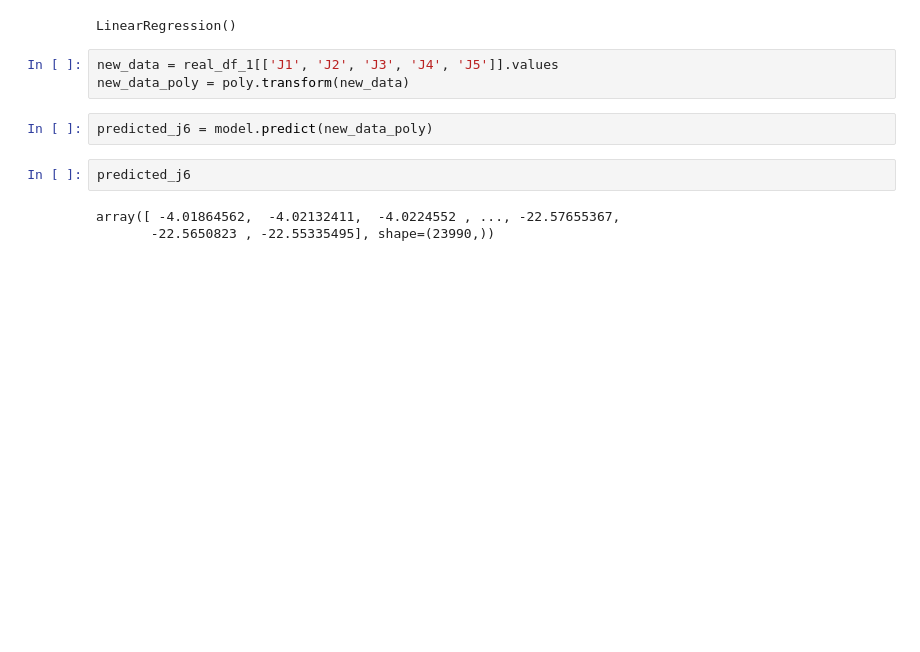
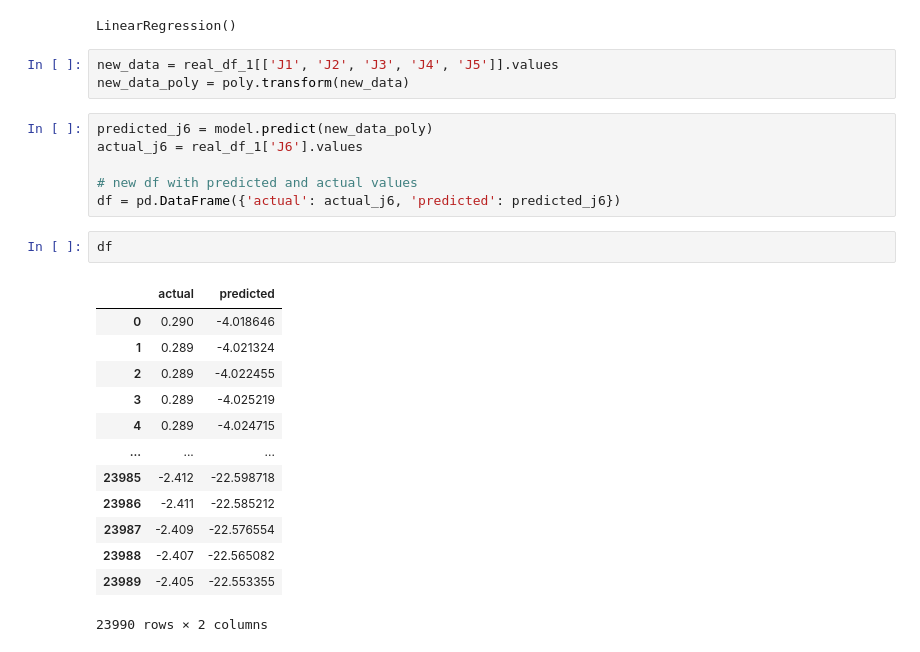
Before and after one commit to NouhailaElmalouli/MaAI_AI_for_Robotic_Fabrication, a Jupyter notebook: src/poly_reg.ipynb, the cells around one changed output. Cells and saved outputs as stored; diff of their text form; blank space fills up the shorter version.

```diff
--- a/src/poly_reg.ipynb
+++ b/src/poly_reg.ipynb
@@ -40,10 +40,25 @@ LinearRegression()
 # %%
 new_data = real_df_1[['J1', 'J2', 'J3', 'J4', 'J5']].values
 new_data_poly = poly.transform(new_data)
-# %%
-predicted_j6 = model.predict(new_data_poly)
-# %%
-predicted_j6
-# %% [output]
-array([ -4.01864562,  -4.02132411,  -4.0224552 , ..., -22.57655367,
-       -22.5650823 , -22.55335495], shape=(23990,))
+# %%
+predicted_j6 = model.predict(new_data_poly)
+actual_j6 = real_df_1['J6'].values
+
+# new df with predicted and actual values
+df = pd.DataFrame({'actual': actual_j6, 'predicted': predicted_j6})
+# %%
+df
+# %% [output]
+|  | actual | predicted |
+| 0 | 0.290 | -4.018646 |
+| 1 | 0.289 | -4.021324 |
+| 2 | 0.289 | -4.022455 |
+| 3 | 0.289 | -4.025219 |
+| 4 | 0.289 | -4.024715 |
+| ... | ... | ... |
+| 23985 | -2.412 | -22.598718 |
+| 23986 | -2.411 | -22.585212 |
+| 23987 | -2.409 | -22.576554 |
+| 23988 | -2.407 | -22.565082 |
+| 23989 | -2.405 | -22.553355 |
+23990 rows × 2 columns
```
Also changed, not shown: parts of 1 cell of this notebook.
